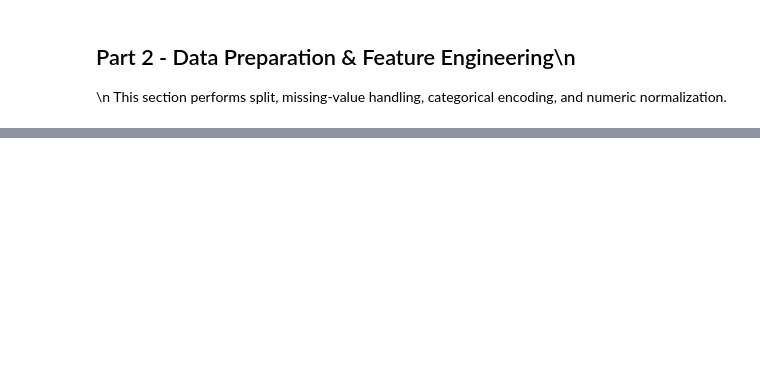
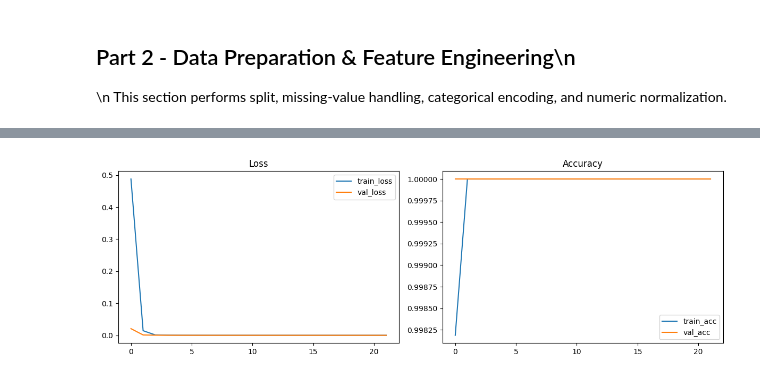
Before and after one commit to Adrian609/cloudwatch-intrusion-detector, a Jupyter notebook: notebooks/intrusion_detector.ipynb, the cells around one changed output, grey strips where cells are left out. Cells and saved outputs as stored; diff of their text form; code cells hidden in the pictures; blank space fills up the shorter version.

```diff
--- a/notebooks/intrusion_detector.ipynb
+++ b/notebooks/intrusion_detector.ipynb
@@ -117,14 +177,16 @@ history = train_torch_nn(\n
 # %%
-fig, axes = plt.subplots(1, 2, figsize=(12, 4))\n
-axes[0].plot(history['loss'], label='train_loss')\n
-axes[0].plot(history['val_loss'], label='val_loss')\n
-axes[0].set_title('Loss')\n
-axes[0].legend()\n
-\n
-axes[1].plot(history['accuracy'], label='train_acc')\n
-axes[1].plot(history['val_accuracy'], label='val_acc')\n
-axes[1].set_title('Accuracy')\n
-axes[1].legend()\n
-plt.tight_layout()\n
-plt.show()\n
+fig, axes = plt.subplots(1, 2, figsize=(12, 4))
+axes[0].plot(history['loss'], label='train_loss')
+axes[0].plot(history['val_loss'], label='val_loss')
+axes[0].set_title('Loss')
+axes[0].legend()
+
+axes[1].plot(history['accuracy'], label='train_acc')
+axes[1].plot(history['val_accuracy'], label='val_acc')
+axes[1].set_title('Accuracy')
+axes[1].legend()
+plt.tight_layout()
+plt.show()
+# %% [output]
+[figure, added]
 # %%
```
Also changed, not shown: parts of 14 cells of this notebook.
